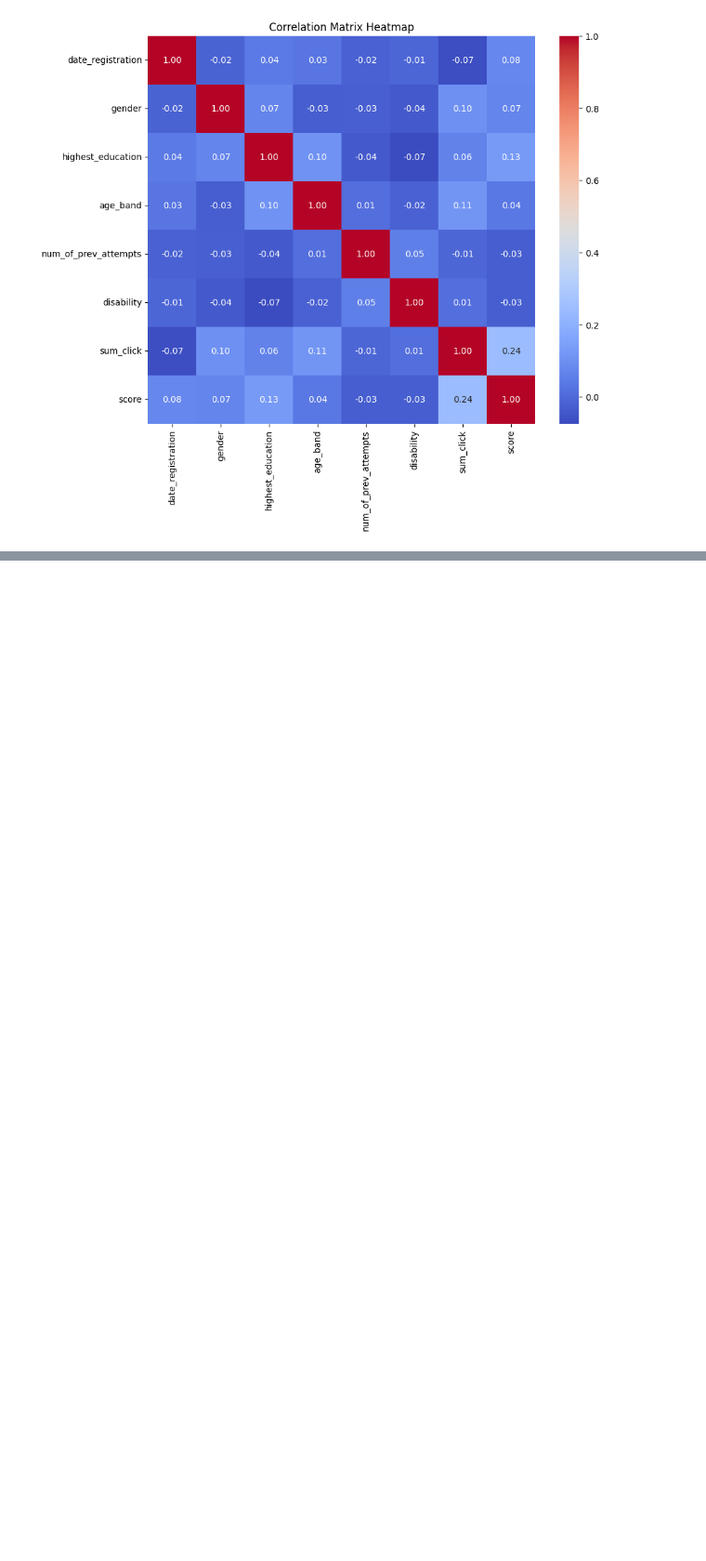
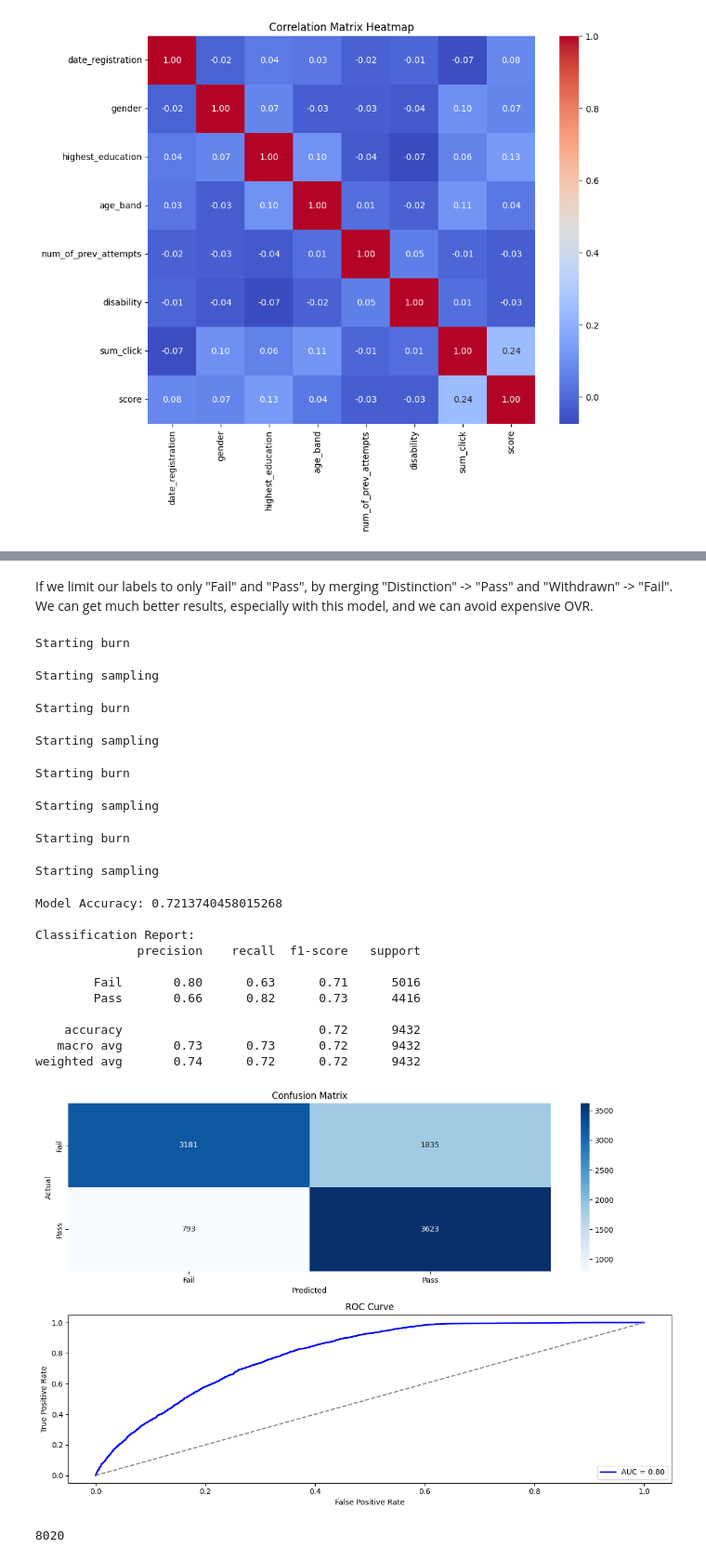
Before and after one commit to IvorLipic/uzop-projekt-treci-dio, a Jupyter notebook: projekt-treci-dio.ipynb, the cells around one changed output, grey strips where cells are left out. Shown at 93% size. Drawn from its saved outputs; the diff is of its cells as text; code cells hidden in the pictures; blank space fills up the shorter version.

```diff
--- a/projekt-treci-dio.ipynb
+++ b/projekt-treci-dio.ipynb
@@ -569,0 +682,10 @@ weighted avg       0.48      0.49      0.47      9432
+# %% [markdown]
+If we limit our labels to only "Fail" and "Pass", by merging "Distinction" -> "Pass" and "Withdrawn" -> "Fail". We can get much better results, especially with this model, and we can avoid expensive OVR.
+# %%
+X_train_, X_test_, y_train_, y_test_ = train_test_split(X, y_merged, test_size=0.3)
+
+del(X)
+del(X_train)
+del(X_test)
+del(y_test)
+del(y_train) # NOTE Ivane ove del-ove zakomentiraj (osim X) da ostanu train i test sa svim oznakama, za XGBoost (ili nemoj ako ces binarno)
@@ -569,0 +738,25 @@ weighted avg       0.48      0.49      0.47      9432
+# %%
+doBART_binary(X_train_, X_test_, y_train_, y_test_)
+gc.collect()
+# %% [output]
+Starting burn
+Starting sampling
+Starting burn
+Starting sampling
+Starting burn
+Starting sampling
+Starting burn
+Starting sampling
+Model Accuracy: 0.7213740458015268
+
+Classification Report:
+              precision    recall  f1-score   support
+
+        Fail       0.80      0.63      0.71      5016
+        Pass       0.66      0.82      0.73      4416
+
+    accuracy                           0.72      9432
+   macro avg       0.73      0.73      0.72      9432
+weighted avg       0.74      0.72      0.72      9432
+[figure, added]
+8020
```
Also changed, not shown: parts of 28 cells of this notebook, 1 other file.
